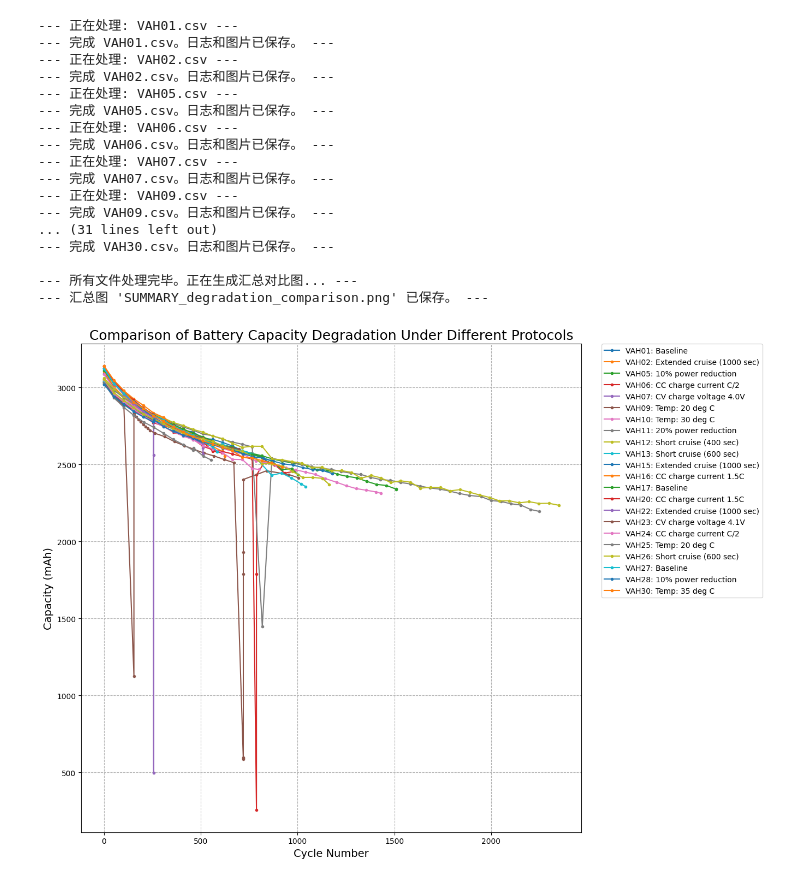
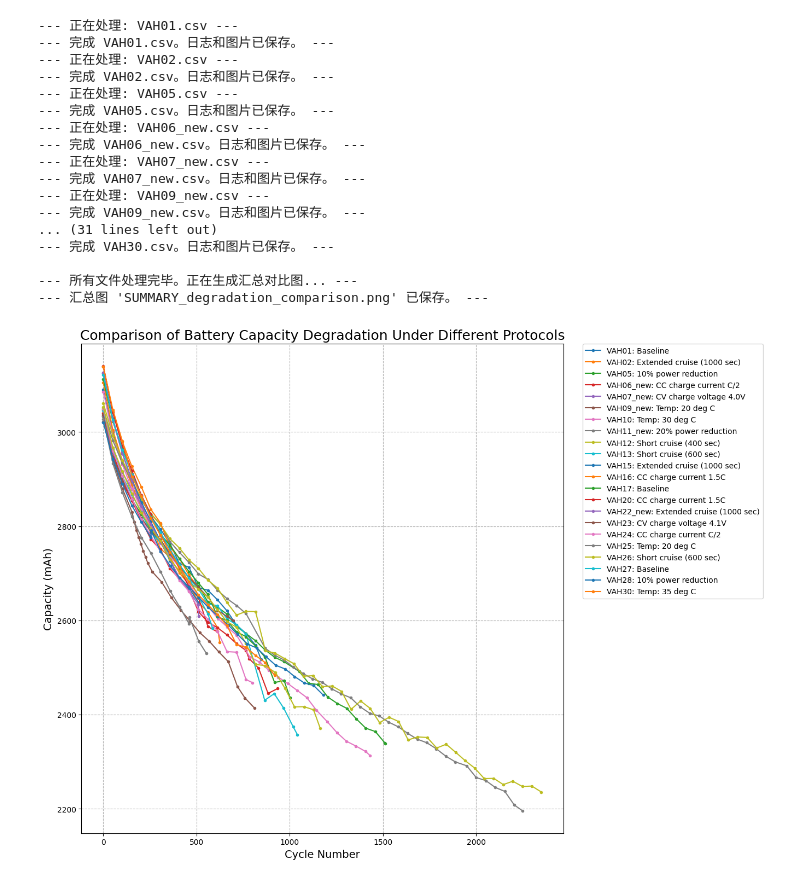
Before and after one commit to hilinxinhui/14226830, a Jupyter notebook: tutorials/cmu.ipynb, the cells around one changed output. Drawn from its saved outputs; the diff is of its cells as text; code cells hidden in the pictures.

```diff
--- a/tutorials/cmu.ipynb
+++ b/tutorials/cmu.ipynb
@@ -36,6 +36,11 @@ protocols = {
     'VAH27': {'desc': 'Baseline', 'cc_charge_A': 1.0 * NOMINAL_CAPACITY/1000, 'cv_voltage': 4.2, 'power_reduction_pct': 0},
     'VAH28': {'desc': '10% power reduction', 'cc_charge_A': 1.0 * NOMINAL_CAPACITY/1000, 'cv_voltage': 4.2, 'power_reduction_pct': 10},
     'VAH30': {'desc': 'Temp: 35 deg C', 'cc_charge_A': 1.0 * NOMINAL_CAPACITY/1000, 'cv_voltage': 4.2, 'power_reduction_pct': 0},
+    'VAH06_new': {'desc': 'CC charge current C/2', 'cc_charge_A': 0.5 * NOMINAL_CAPACITY/1000, 'cv_voltage': 4.2, 'power_reduction_pct': 0},
+    'VAH07_new': {'desc': 'CV charge voltage 4.0V', 'cc_charge_A': 1.0 * NOMINAL_CAPACITY/1000, 'cv_voltage': 4.0, 'power_reduction_pct': 0},
+    'VAH09_new': {'desc': 'Temp: 20 deg C', 'cc_charge_A': 1.0 * NOMINAL_CAPACITY/1000, 'cv_voltage': 4.2, 'power_reduction_pct': 0},
+    'VAH11_new': {'desc': '20% power reduction', 'cc_charge_A': 1.0 * NOMINAL_CAPACITY/1000, 'cv_voltage': 4.2, 'power_reduction_pct': 20},
+    'VAH22_new': {'desc': 'Extended cruise (1000 sec)', 'cc_charge_A': 1.0 * NOMINAL_CAPACITY/1000, 'cv_voltage': 4.2, 'power_reduction_pct': 0},
 }
 # %%
 def process_battery_file(file_path, protocol):
@@ -187,8 +192,12 @@ def process_battery_file(file_path, protocol):
 if __name__ == '__main__':
     # 假设CSV文件在一个名为'dataset'的子文件夹中
     # 如果CSV和脚本在同一目录，则设为'.'
-    dataset_folder = '../datasets'
+    dataset_folder = '../datasets/'
     all_files = [f for f in os.listdir(dataset_folder) if f.startswith('VAH') and f.endswith('.csv')]
+    to_remove = ['VAH06.csv','VAH07.csv','VAH09.csv','VAH11.csv','VAH22.csv']
+    for file in to_remove:
+        if file in all_files:
+            all_files.remove(file)
 
     all_results = {}
 
@@ -216,37 +225,37 @@ if __name__ == '__main__':
                 print(f"--- !!! 未能从 {filename} 提取数据。请检查日志文件。 ---")
         else:
             print(f"--- !!! 警告: 未在协议数据库中找到 {filename} 的配置，已跳过。 ---")
 
     print("\n--- 所有文件处理完毕。正在生成汇总对比图... ---")
     plt.figure(figsize=(16, 10))
     for battery_name, result in all_results.items():
         plt.plot(result['cycles'], result['capacities'], '.-', label=f"{battery_name}: {result['desc']}")
 
     plt.title('Comparison of Battery Capacity Degradation Under Different Protocols', fontsize=18)
     plt.xlabel('Cycle Number', fontsize=14)
     plt.ylabel('Capacity (mAh)', fontsize=14)
     plt.grid(True, which='both', linestyle='--')
     plt.legend(bbox_to_anchor=(1.04, 1), loc="upper left", borderaxespad=0)
     plt.tight_layout(rect=[0, 0, 0.85, 1])
     plt.savefig('SUMMARY_degradation_comparison.png')
     print("--- 汇总图 'SUMMARY_degradation_comparison.png' 已保存。 ---")
     plt.show()
 # %% [output]
 --- 正在处理: VAH01.csv ---
 --- 完成 VAH01.csv。日志和图片已保存。 ---
 --- 正在处理: VAH02.csv ---
 --- 完成 VAH02.csv。日志和图片已保存。 ---
 --- 正在处理: VAH05.csv ---
 --- 完成 VAH05.csv。日志和图片已保存。 ---
---- 正在处理: VAH06.csv ---
---- 完成 VAH06.csv。日志和图片已保存。 ---
---- 正在处理: VAH07.csv ---
---- 完成 VAH07.csv。日志和图片已保存。 ---
---- 正在处理: VAH09.csv ---
---- 完成 VAH09.csv。日志和图片已保存。 ---
+--- 正在处理: VAH06_new.csv ---
+--- 完成 VAH06_new.csv。日志和图片已保存。 ---
+--- 正在处理: VAH07_new.csv ---
+--- 完成 VAH07_new.csv。日志和图片已保存。 ---
+--- 正在处理: VAH09_new.csv ---
+--- 完成 VAH09_new.csv。日志和图片已保存。 ---
 ... (31 lines left out)
 --- 完成 VAH30.csv。日志和图片已保存。 ---
 
 --- 所有文件处理完毕。正在生成汇总对比图... ---
 --- 汇总图 'SUMMARY_degradation_comparison.png' 已保存。 ---
-[figure, old version]
+[figure, new version]
```
Also changed, not shown: 11 other files.
